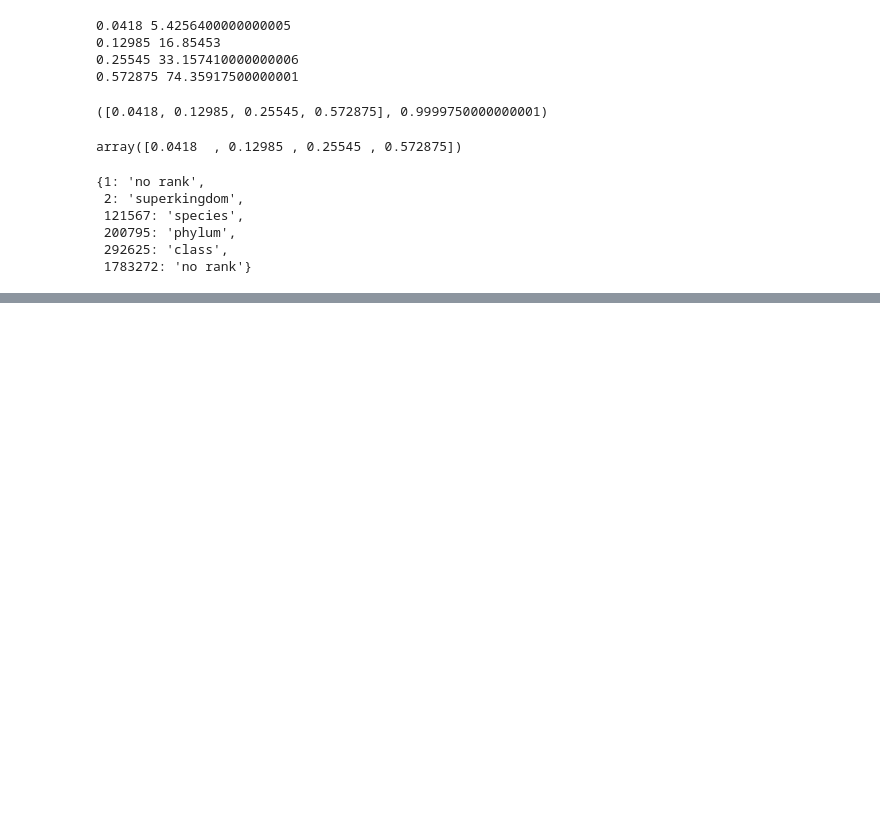
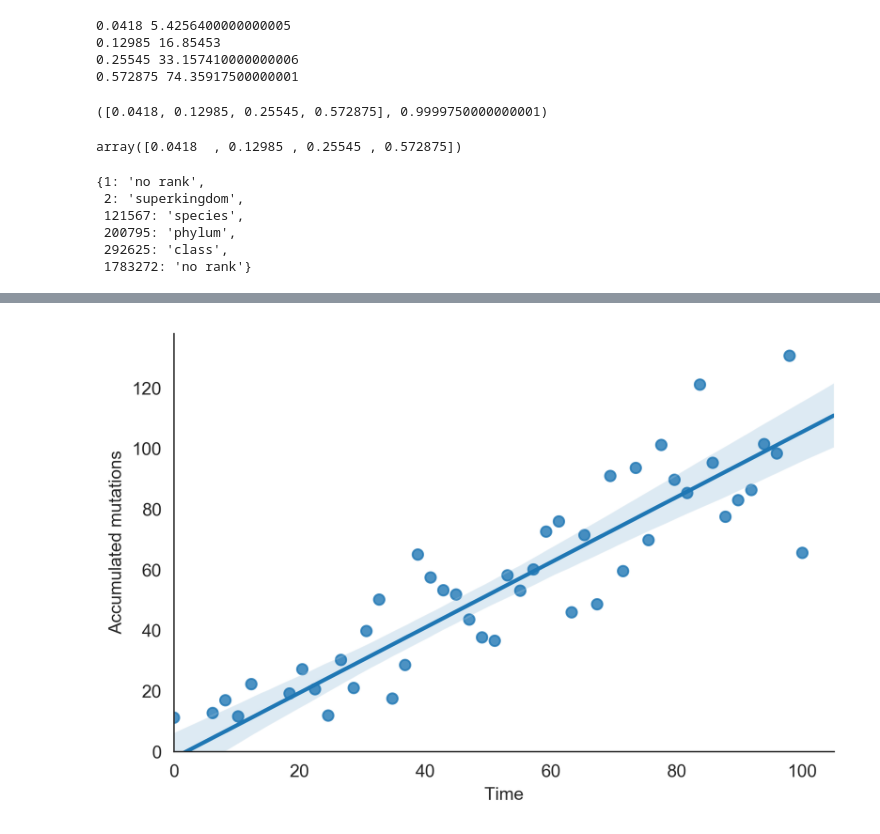
Before and after one commit to lthiberiol/jupyter_notebooks, a Jupyter notebook: yeah.ipynb, the cells around one changed output, grey strips where cells are left out. Saved outputs shown, nothing was run; the diff lists cells and outputs as text; code cells hidden in the pictures; blank space fills up the shorter version.

```diff
--- a/yeah.ipynb
+++ b/yeah.ipynb
@@ -55,0 +103,12 @@ df['yeah'] = df.lineage.apply(yeah)
+# %%
+sns.set_style('white')
+fig, ax = plt.subplots(dpi=300)
+sns.regplot(x, y, ax=ax)
+ax.set_xlim(0)
+ax.set_ylim(0)
+ax.set_xlabel('Time')
+ax.set_ylabel('Accumulated mutations')
+sns.despine(ax=ax, offset=0)
+fig.tight_layout()
+# %% [output]
+[figure, added]
```
Also changed, not shown: parts of 11 cells of this notebook, 8 other files.
